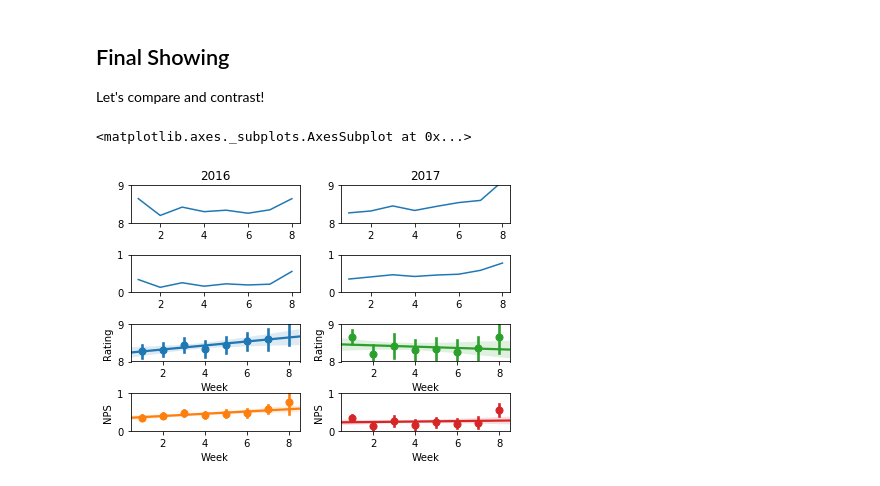
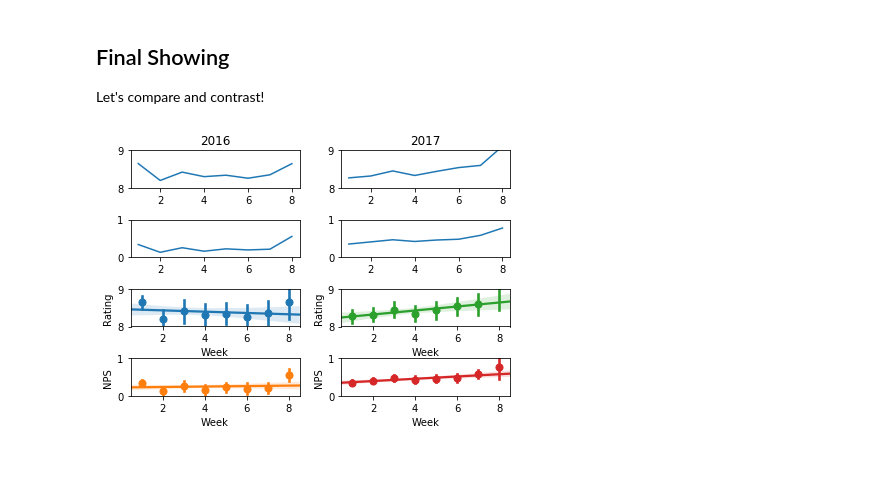
Before and after one commit to pomfy113/DataSci1.1-Work, a Jupyter notebook: SA Feedback Surveys_FINAL/NPS.ipynb, the cells around one changed output. Drawn from its saved outputs; the diff is of its cells as text; code cells hidden in the pictures.

```diff
--- a/SA Feedback Surveys_FINAL/NPS.ipynb
+++ b/SA Feedback Surveys_FINAL/NPS.ipynb
@@ -219,35 +219,36 @@ Let's compare and contrast!
 # %%
 fig, ax = plt.subplots(nrows=4, ncols=2)
 
 plt.tight_layout()
 ax[0][0].set_title("2016")
 # Mean - Line
 ax[0][0].set_ylim(8,9)
 ax[0][0].plot(weeks, find_means(csv_2016))
 # NPS - Line
 ax[1][0].set_ylim(0,1)
 ax[1][0].plot(weeks, find_nps_means(csv_2016))
 # Mean - Reg
 ax[2][0].set_ylim(8,9)
-sns.regplot(x='Week', y='Rating', data=csv_2017, x_estimator=np.mean, ax=ax[2][0])
+sns.regplot(x='Week', y='Rating', data=csv_2016, x_estimator=np.mean, ax=ax[2][0])
 # NPS - Reg
 ax[3][0].set_ylim(0,1)
-sns.regplot(x='Week', y='NPS', data=csv_2017, x_estimator=np.mean, ax=ax[3][0])
+sns.regplot(x='Week', y='NPS', data=csv_2016, x_estimator=np.mean, ax=ax[3][0])
 
 # 2017
 ax[0][1].set_title("2017")
 # Mean - Line
 ax[0][1].set_ylim(8,9)
 ax[0][1].plot(weeks, find_means(csv_2017))
 # NPS - Line
 ax[1][1].set_ylim(0,1)
 ax[1][1].plot(weeks, find_nps_means(csv_2017))
 # Mean - Reg
 ax[2][1].set_ylim(8,9)
-sns.regplot(x='Week', y='Rating', data=csv_2016, x_estimator=np.mean, ax=ax[2][1])
+sns.regplot(x='Week', y='Rating', data=csv_2017, x_estimator=np.mean, ax=ax[2][1])
 # NPS - Reg
 ax[3][1].set_ylim(0,1)
-sns.regplot(x='Week', y='NPS', data=csv_2016, x_estimator=np.mean, ax=ax[3][1])
+sns.regplot(x='Week', y='NPS', data=csv_2017, x_estimator=np.mean, ax=ax[3][1])
+plt.rcParams['figure.dpi'] = 100
+plt.rcParams['figure.figsize'] = (8,6)
 # %% [output]
-<matplotlib.axes._subplots.AxesSubplot at 0x...>
-[figure, old version]
+[figure, new version]
```
Also changed, not shown: parts of 2 cells of this notebook, 1 other file.
